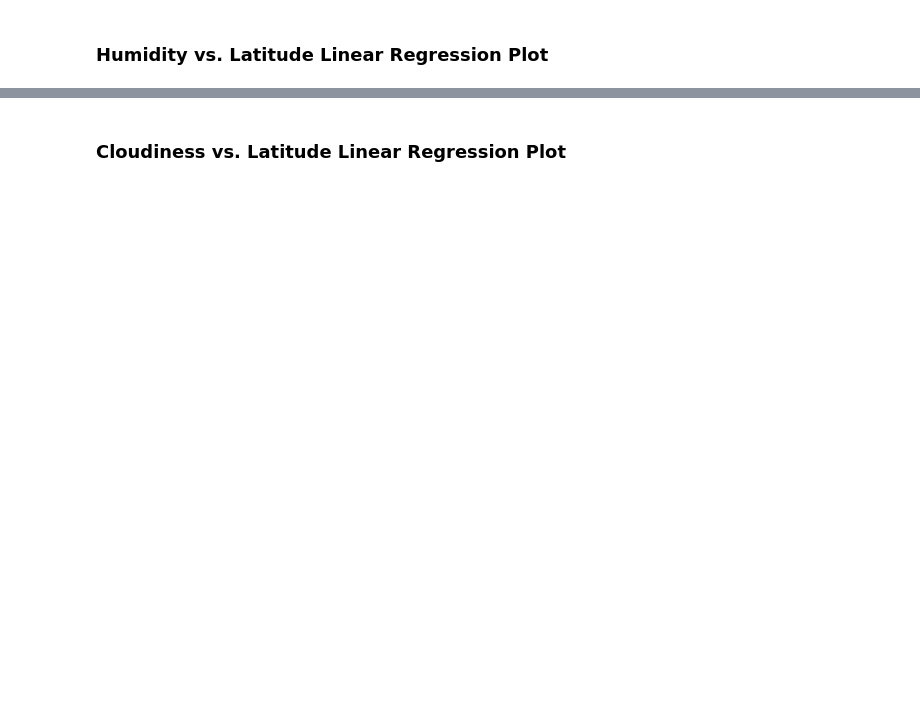
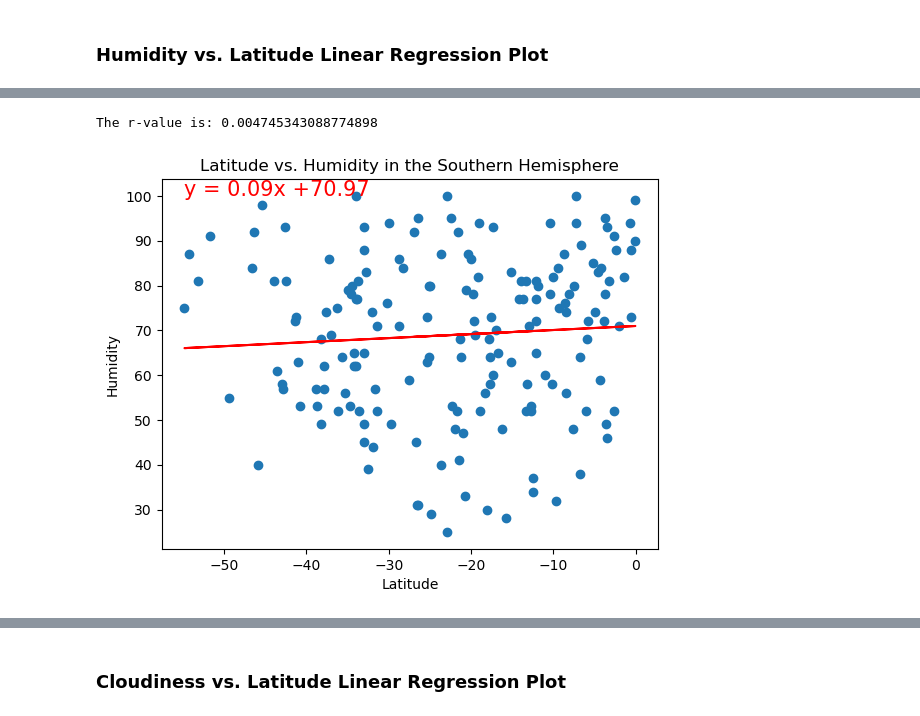
Before and after one commit to MirianRuanova/Python-api-challenge, a Jupyter notebook: WeatherPy/WeatherPy.ipynb, the cells around one changed output, grey strips where cells are left out. Cells and saved outputs as stored; diff of their text form; code cells hidden in the pictures; blank space fills up the shorter version.

```diff
--- a/WeatherPy/WeatherPy.ipynb
+++ b/WeatherPy/WeatherPy.ipynb
@@ -350,0 +361,7 @@ The r-value is: 0.0002808747046324607
+# %%
+# Southern Hemisphere
+create_linear_regression_plot(southern_hemi_df ['Lat'], southern_hemi_df ['Humidity'],
+                              'Latitude', 'Humidity', 'Latitude vs. Humidity in the Southern Hemisphere')
+# %% [output]
+The r-value is: 0.004745343088774898
+[figure, added]
```
Also changed, not shown: parts of 35 cells of this notebook.
